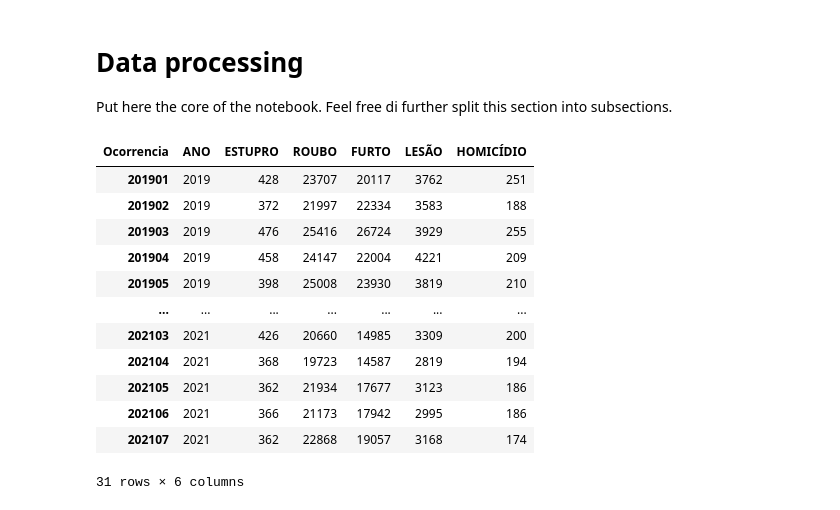
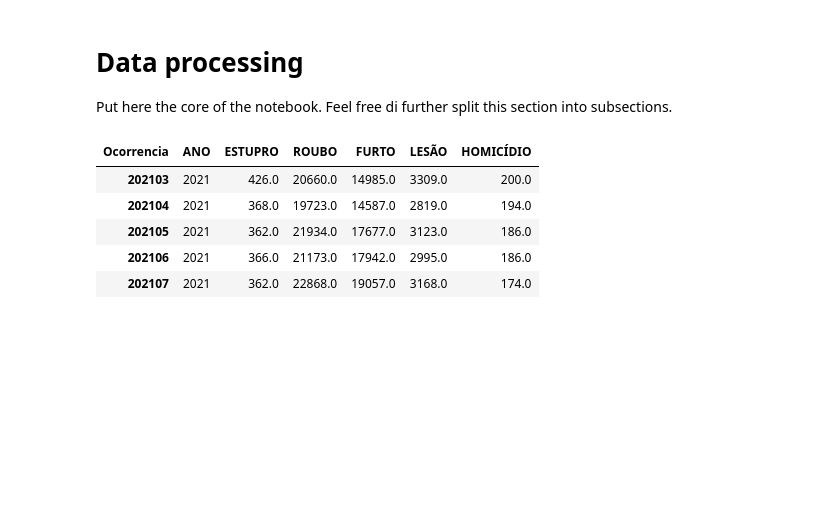
Before and after one commit to Carne-de-Pescoco/regression_course, a Jupyter notebook: notebooks/01-data_understanding-crimes.ipynb, the cells around one changed output. Saved outputs shown, nothing was run; the diff lists cells and outputs as text; code cells hidden in the pictures; blank space fills up the shorter version.

```diff
--- a/notebooks/01-data_understanding-crimes.ipynb
+++ b/notebooks/01-data_understanding-crimes.ipynb
@@ -95,24 +94,17 @@ dct_crime = {
 # %%
 df_crime_consolidado = df[["ANO"]].copy()
 
 for key, value in dct_crime.items():
     df_crime_consolidado[key] = df[value].sum(axis=1)
 
-df_crime_consolidado
+df_crime_consolidado.tail()
 # %% [output]
 | Ocorrencia | ANO | ESTUPRO | ROUBO | FURTO | LESÃO | HOMICÍDIO |
-| 201901 | 2019 | 428 | 23707 | 20117 | 3762 | 251 |
-| 201902 | 2019 | 372 | 21997 | 22334 | 3583 | 188 |
-| 201903 | 2019 | 476 | 25416 | 26724 | 3929 | 255 |
-| 201904 | 2019 | 458 | 24147 | 22004 | 4221 | 209 |
-| 201905 | 2019 | 398 | 25008 | 23930 | 3819 | 210 |
-| ... | ... | ... | ... | ... | ... | ... |
-| 202103 | 2021 | 426 | 20660 | 14985 | 3309 | 200 |
-| 202104 | 2021 | 368 | 19723 | 14587 | 2819 | 194 |
-| 202105 | 2021 | 362 | 21934 | 17677 | 3123 | 186 |
-| 202106 | 2021 | 366 | 21173 | 17942 | 2995 | 186 |
-| 202107 | 2021 | 362 | 22868 | 19057 | 3168 | 174 |
+| 202103 | 2021 | 426.0 | 20660.0 | 14985.0 | 3309.0 | 200.0 |
+| 202104 | 2021 | 368.0 | 19723.0 | 14587.0 | 2819.0 | 194.0 |
+| 202105 | 2021 | 362.0 | 21934.0 | 17677.0 | 3123.0 | 186.0 |
+| 202106 | 2021 | 366.0 | 21173.0 | 17942.0 | 2995.0 | 186.0 |
+| 202107 | 2021 | 362.0 | 22868.0 | 19057.0 | 3168.0 | 174.0 |
-31 rows × 6 columns
 # %%
 sns.pairplot(df_crime_consolidado, hue='ANO');
 # %% [output]
```
Also changed, not shown: parts of 6 cells of this notebook, 2 other files.
